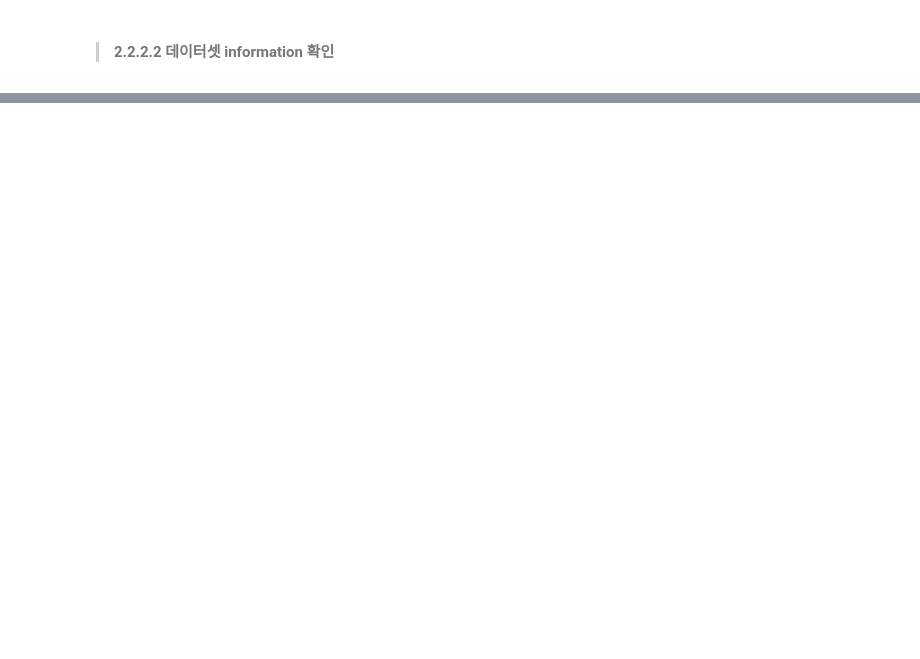
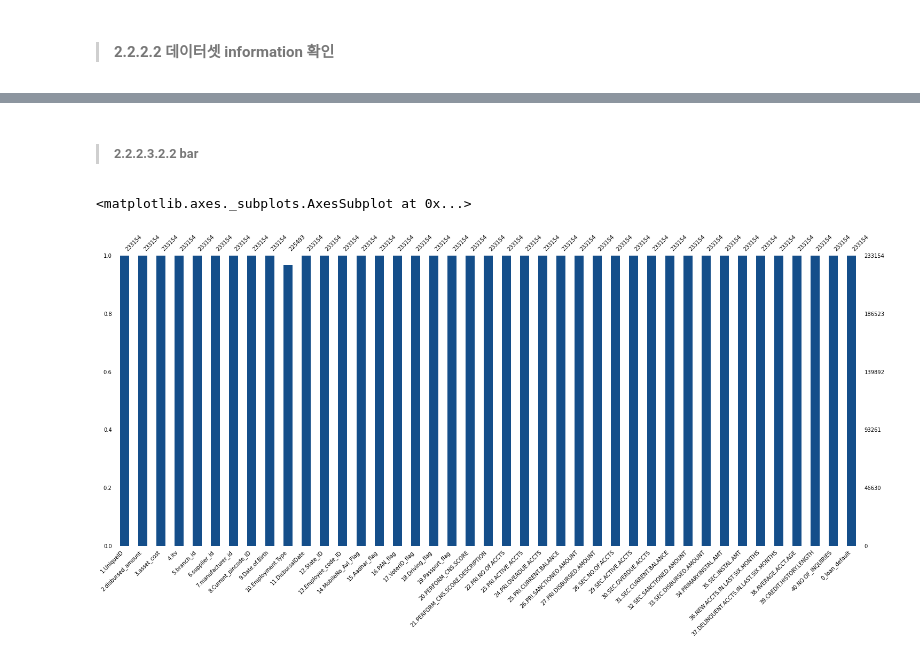
Before and after one commit to countifs/kaggle, a Jupyter notebook: L&T_Vehicle_Loan_Default_Prediction.ipynb, the cells around one changed output, grey strips where cells are left out. Saved outputs shown, nothing was run; the diff lists cells and outputs as text; code cells hidden in the pictures; blank space fills up the shorter version.

```diff
--- a/L&T_Vehicle_Loan_Default_Prediction.ipynb
+++ b/L&T_Vehicle_Loan_Default_Prediction.ipynb
@@ -278,0 +448,3 @@ train_df.describe()
+# %%
+#Color RGB값 입력 (0 ~ 1 사이로 rescaling 필요)
+input_color = (int(input("R:"))/255 , int(input("G:"))/255, int(input("B:"))/255) #20,78,138
@@ -278,0 +460,7 @@ train_df.describe()
+# %% [markdown]
+ > ###### **2.2.2.3.2.2 bar**
+# %%
+msno.bar(train, color = input_color, fontsize = 10)
+# %% [output]
+<matplotlib.axes._subplots.AxesSubplot at 0x...>
+[figure, added]
```
Also changed, not shown: parts of 57 cells of this notebook.
